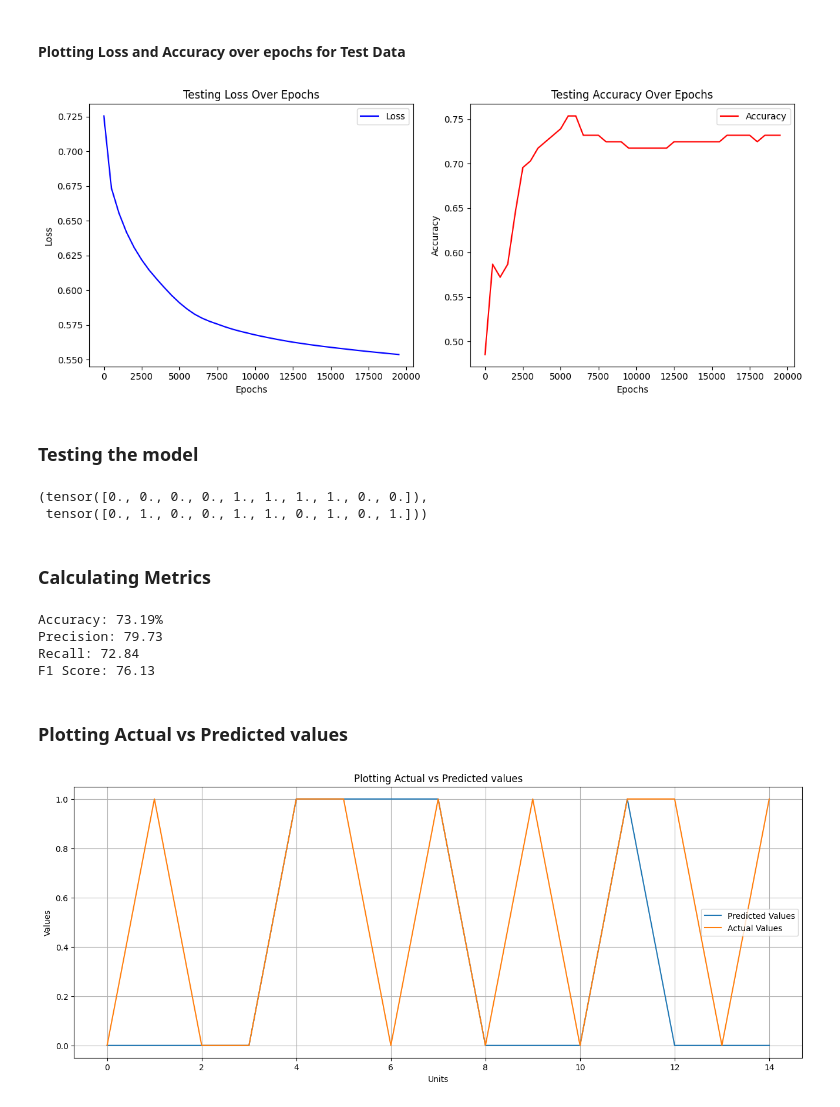
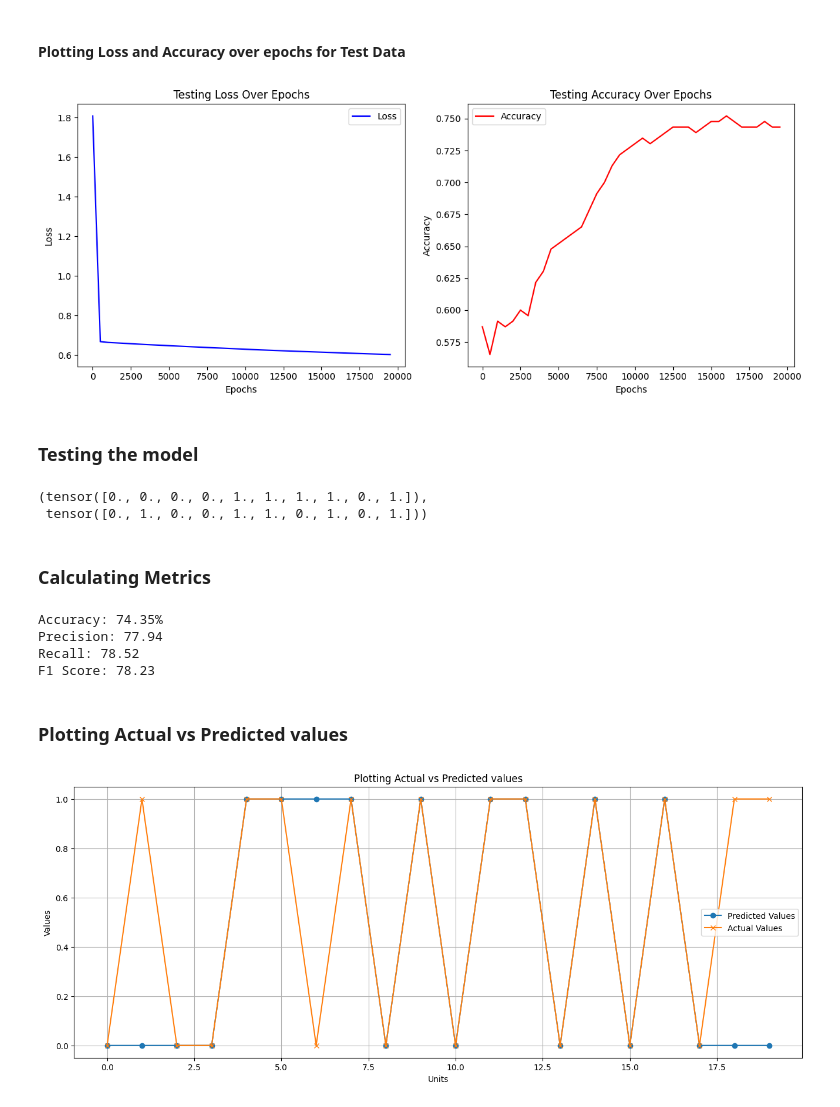
Before and after one commit to yashkathe/Predict-Heart-Failure-Binary-Classification, a Jupyter notebook: classify-heart-failure.ipynb, the cells around one changed output. Drawn from its saved outputs; the diff is of its cells as text; code cells hidden in the pictures.

```diff
--- a/classify-heart-failure.ipynb
+++ b/classify-heart-failure.ipynb
@@ -82,7 +82,7 @@ array([[-1.4331398 ,  0.51595242,  0.41090889,  0.82507026,  1.38292822],
 # %% [markdown]
 ### Split the data
 # %%
-X_train, X_test, y_train, y_test = train_test_split(X, y, test_size=0.15, random_state=60)
+X_train, X_test, y_train, y_test = train_test_split(X, y, test_size=0.25, random_state=60)
 # %% [markdown]
 ### Convert Dataframes to Tensors
 # %%
@@ -270,7 +270,7 @@ plot_side_by_side(epoch_arr, train_loss, train_accu, "Training")
 # %%
 plot_side_by_side(epoch_arr, test_loss, test_accu, "Testing")
 # %% [output]
-[figure, old version]
+[figure, new version]
 # %% [markdown]
 ### Testing the model
 # %%
@@ -281,7 +281,7 @@ with torch.inference_mode():
 
 test_pred[:10], y_test[:10]
 # %% [output]
-(tensor([0., 0., 0., 0., 1., 1., 1., 1., 0., 0.]),
+(tensor([0., 0., 0., 0., 1., 1., 1., 1., 0., 1.]),
  tensor([0., 1., 0., 0., 1., 1., 0., 1., 0., 1.]))
 # %% [markdown]
 ### Calculating Metrics
@@ -296,21 +296,21 @@ print(f'Precision: {precision*100:.2f}')
 print(f'Recall: {recall*100:.2f}')
 print(f'F1 Score: {f1*100:.2f}')
 # %% [output]
-Accuracy: 73.19%
-Precision: 79.73
-Recall: 72.84
-F1 Score: 76.13
+Accuracy: 74.35%
+Precision: 77.94
+Recall: 78.52
+F1 Score: 78.23
 # %% [markdown]
 ### Plotting Actual vs Predicted values
 # %%
 plt.figure(figsize=(16,6))
-plt.plot(test_pred[:15], label='Predicted Values')
-plt.plot(y_test[:15], label='Actual Values')
+plt.plot(test_pred[:20], label='Predicted Values', marker='o')
+plt.plot(y_test[:20], label='Actual Values', marker='x')
 plt.title('Plotting Actual vs Predicted values')
 plt.xlabel("Units")
 plt.ylabel("Values")
 plt.grid()
 plt.legend()
 plt.show()
 # %% [output]
-[figure, old version]
+[figure, new version]
```
Also changed, not shown: parts of 6 cells of this notebook, 5 other files.
